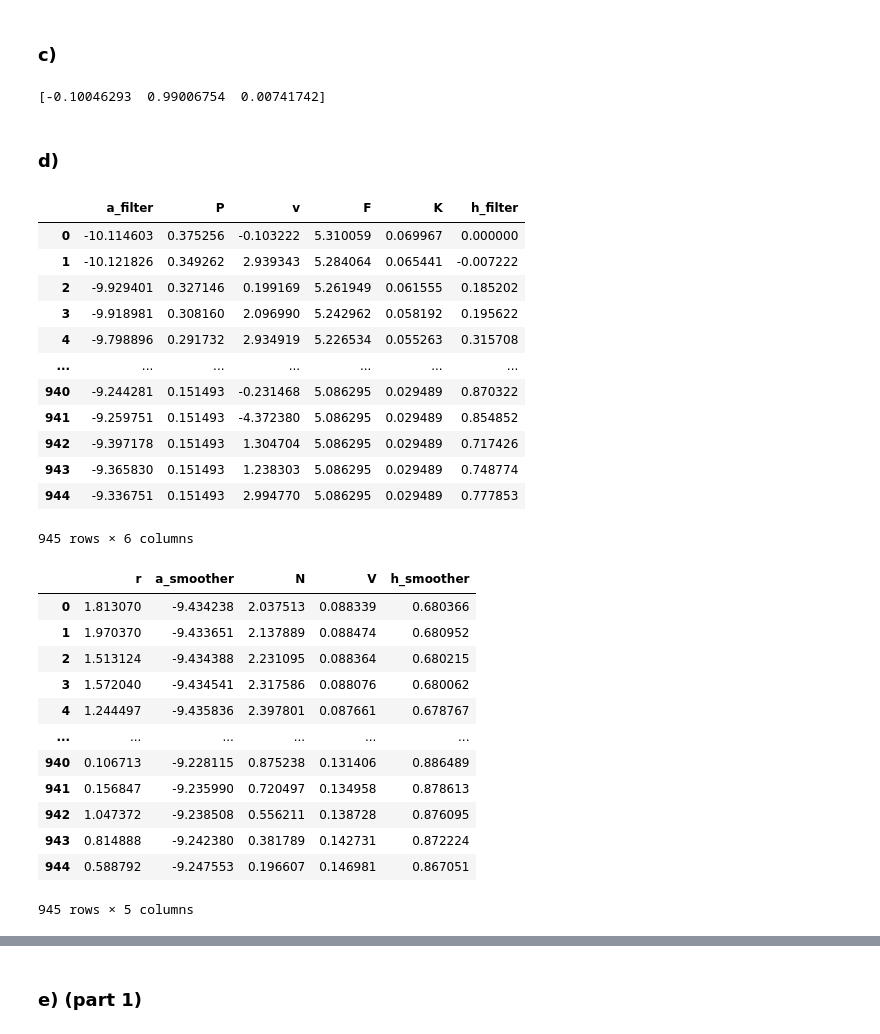
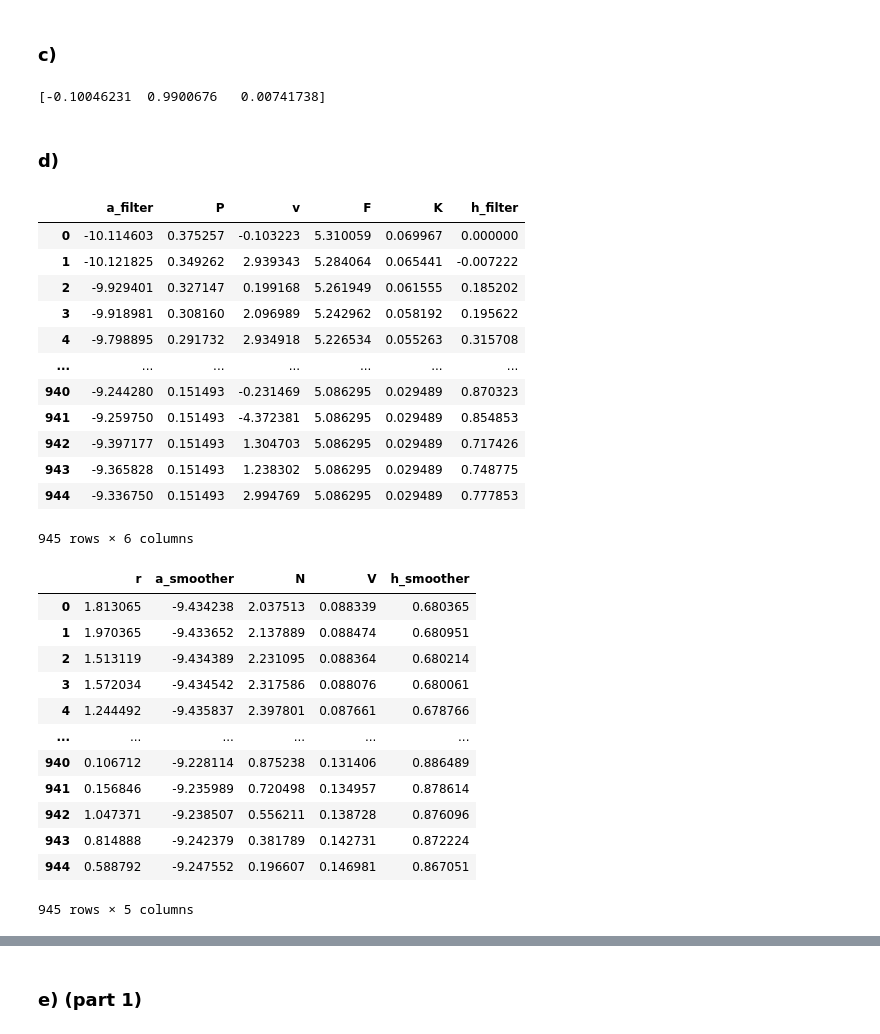
Before and after one commit to siemfenne/timeseriesmodels-vu, a Jupyter notebook: part2.ipynb, the cells around one changed output, grey strips where cells are left out. Saved outputs shown, nothing was run; the diff lists cells and outputs as text; code cells hidden in the pictures.

```diff
--- a/part2.ipynb
+++ b/part2.ipynb
@@ -127,7 +125,7 @@ def likelihood(params, a0, P0, y, H):
         P = T**2 * P  + Q -  F * K**2
 
         # Compute the log-likelihood contribution for this time step
-        loglik += -0.5 * (np.log(2 * np.pi) + np.log(F) + v**2 / F)
+        loglik += -0.5 * (np.log(2 * np.pi) + np.log(abs(F)) + v**2 / F)
 
     return -loglik
 
@@ -138,7 +136,7 @@ res = minimize(fun=likelihood, x0=params0, args=(a0, P0, df['xt'], H), bounds=bo
 omega_hat, phi_hat, s2_eta_hat = res.x
 print(res.x)
 # %% [output]
-[-0.10046293  0.99006754  0.00741742]
+[-0.10046231  0.9900676   0.00741738]
 # %% [markdown]
 ### d)
 # %%
@@ -147,46 +145,46 @@ def kalman_filter(params, y):
     n_obs = y.shape[0]
     a0 = omega / (1 - phi)
     P0 = s2_eta / (1 - phi**2)
     a = a0
     P = P0
     d = -1.27
     c = omega
     T = phi
     Q = s2_eta
     H = np.pi**2/2
 
     df_kf = pd.DataFrame(columns=['a_filter', 'P', 'v', 'F', 'K'])
 
     for t in range(n_obs):
         v = y[t] - a - d
         F = P + H
         K = T * P * F**-1
 
         df_kf.loc[t] = [a, P, v, F, K]
 
         a = T * a + K * v + c
         P = T**2 * P  + Q -  F * K**2
 
-    uncon_mean = params[0] / (1 - params[1])
-    df_kf['h_filter'] = df_kf['a_filter'] - uncon_mean
+    xi = params[0] / (1 - params[1])
+    df_kf['h_filter'] = df_kf['a_filter'] - xi
 
     return df_kf
 
 df_kf = kalman_filter(res.x, df['xt'])
 df_kf
 # %% [output]
 |  | a_filter | P | v | F | K | h_filter |
-| 0 | -10.114603 | 0.375256 | -0.103222 | 5.310059 | 0.069967 | 0.000000 |
-| 1 | -10.121826 | 0.349262 | 2.939343 | 5.284064 | 0.065441 | -0.007222 |
-| 2 | -9.929401 | 0.327146 | 0.199169 | 5.261949 | 0.061555 | 0.185202 |
-| 3 | -9.918981 | 0.308160 | 2.096990 | 5.242962 | 0.058192 | 0.195622 |
-| 4 | -9.798896 | 0.291732 | 2.934919 | 5.226534 | 0.055263 | 0.315708 |
+| 0 | -10.114603 | 0.375257 | -0.103223 | 5.310059 | 0.069967 | 0.000000 |
+| 1 | -10.121825 | 0.349262 | 2.939343 | 5.284064 | 0.065441 | -0.007222 |
+| 2 | -9.929401 | 0.327147 | 0.199168 | 5.261949 | 0.061555 | 0.185202 |
+| 3 | -9.918981 | 0.308160 | 2.096989 | 5.242962 | 0.058192 | 0.195622 |
+| 4 | -9.798895 | 0.291732 | 2.934918 | 5.226534 | 0.055263 | 0.315708 |
 | ... | ... | ... | ... | ... | ... | ... |
-| 940 | -9.244281 | 0.151493 | -0.231468 | 5.086295 | 0.029489 | 0.870322 |
-| 941 | -9.259751 | 0.151493 | -4.372380 | 5.086295 | 0.029489 | 0.854852 |
-| 942 | -9.397178 | 0.151493 | 1.304704 | 5.086295 | 0.029489 | 0.717426 |
-| 943 | -9.365830 | 0.151493 | 1.238303 | 5.086295 | 0.029489 | 0.748774 |
-| 944 | -9.336751 | 0.151493 | 2.994770 | 5.086295 | 0.029489 | 0.777853 |
+| 940 | -9.244280 | 0.151493 | -0.231469 | 5.086295 | 0.029489 | 0.870323 |
+| 941 | -9.259750 | 0.151493 | -4.372381 | 5.086295 | 0.029489 | 0.854853 |
+| 942 | -9.397177 | 0.151493 | 1.304703 | 5.086295 | 0.029489 | 0.717426 |
+| 943 | -9.365828 | 0.151493 | 1.238302 | 5.086295 | 0.029489 | 0.748775 |
+| 944 | -9.336750 | 0.151493 | 2.994769 | 5.086295 | 0.029489 | 0.777853 |
 945 rows × 6 columns
 # %%
 def kalman_smoother(params, y):
@@ -216,17 +214,17 @@ df_ks = kalman_smoother(res.x, df['xt'])
 df_ks
 # %% [output]
 |  | r | a_smoother | N | V | h_smoother |
-| 0 | 1.813070 | -9.434238 | 2.037513 | 0.088339 | 0.680366 |
-| 1 | 1.970370 | -9.433651 | 2.137889 | 0.088474 | 0.680952 |
-| 2 | 1.513124 | -9.434388 | 2.231095 | 0.088364 | 0.680215 |
-| 3 | 1.572040 | -9.434541 | 2.317586 | 0.088076 | 0.680062 |
-| 4 | 1.244497 | -9.435836 | 2.397801 | 0.087661 | 0.678767 |
+| 0 | 1.813065 | -9.434238 | 2.037513 | 0.088339 | 0.680365 |
+| 1 | 1.970365 | -9.433652 | 2.137889 | 0.088474 | 0.680951 |
+| 2 | 1.513119 | -9.434389 | 2.231095 | 0.088364 | 0.680214 |
+| 3 | 1.572034 | -9.434542 | 2.317586 | 0.088076 | 0.680061 |
+| 4 | 1.244492 | -9.435837 | 2.397801 | 0.087661 | 0.678766 |
 | ... | ... | ... | ... | ... | ... |
-| 940 | 0.106713 | -9.228115 | 0.875238 | 0.131406 | 0.886489 |
-| 941 | 0.156847 | -9.235990 | 0.720497 | 0.134958 | 0.878613 |
-| 942 | 1.047372 | -9.238508 | 0.556211 | 0.138728 | 0.876095 |
-| 943 | 0.814888 | -9.242380 | 0.381789 | 0.142731 | 0.872224 |
-| 944 | 0.588792 | -9.247553 | 0.196607 | 0.146981 | 0.867051 |
+| 940 | 0.106712 | -9.228114 | 0.875238 | 0.131406 | 0.886489 |
+| 941 | 0.156846 | -9.235989 | 0.720498 | 0.134957 | 0.878614 |
+| 942 | 1.047371 | -9.238507 | 0.556211 | 0.138728 | 0.876096 |
+| 943 | 0.814888 | -9.242379 | 0.381789 | 0.142731 | 0.872224 |
+| 944 | 0.588792 | -9.247552 | 0.196607 | 0.146981 | 0.867051 |
 945 rows × 5 columns
 # %%
 fig, axs = plt.subplots(2,1, figsize=(15,13))
```
Also changed, not shown: parts of 13 cells of this notebook, 5 other files.
